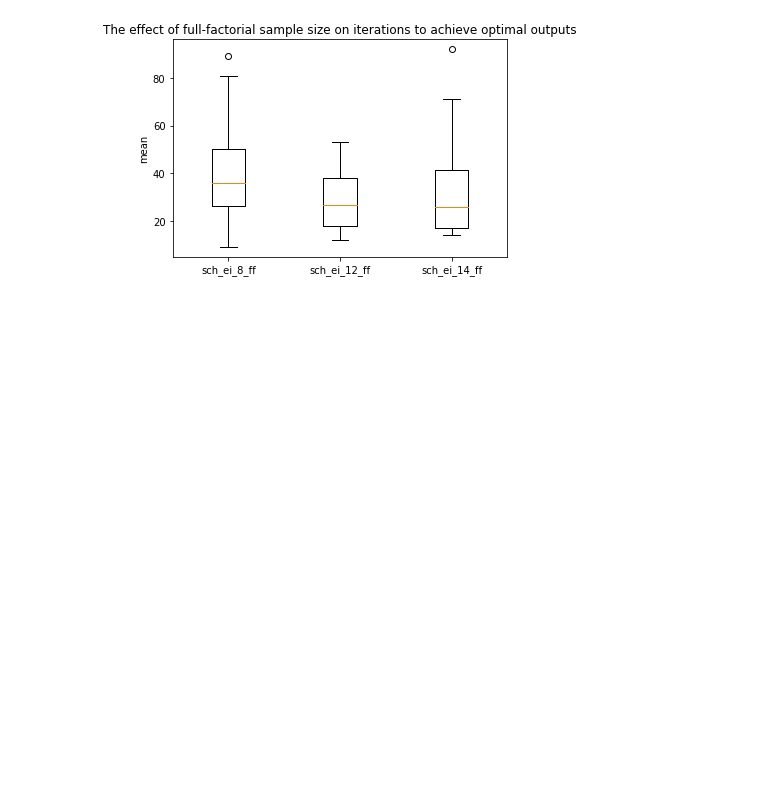
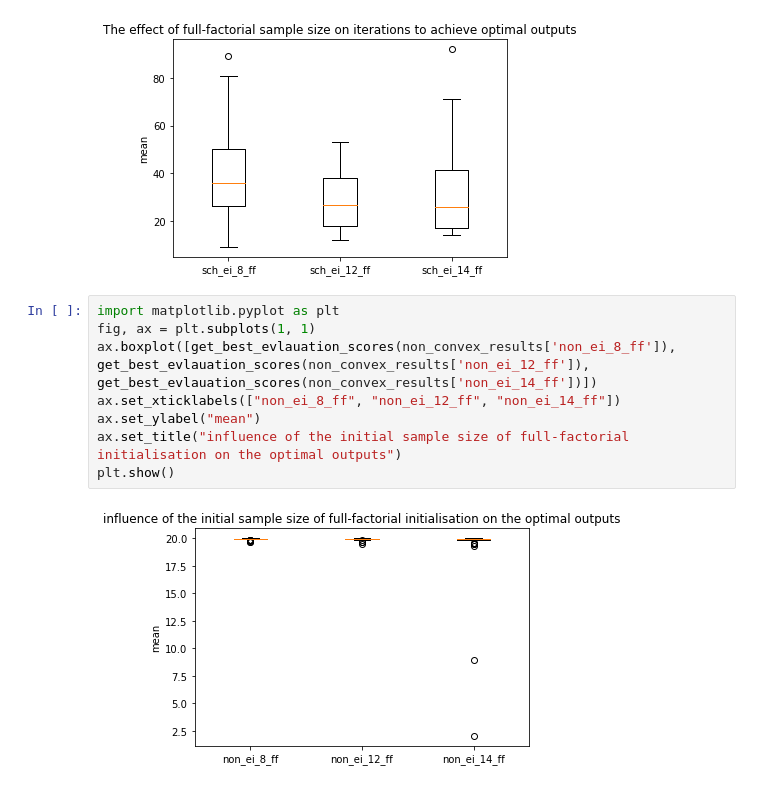
Before and after one commit to TedOiler/KURF, a Jupyter notebook: src/experiments_visualisation.ipynb, the cells around one changed output. Cells and saved outputs as stored; diff of their text form; blank space fills up the shorter version.

Commit message:
Add a file for full fact initialisation experiments and refactor some experiments analysis functions

```diff
--- a/src/experiments_visualisation.ipynb
+++ b/src/experiments_visualisation.ipynb
@@ -320,3 +344,13 @@ ax.set_title("The effect of full-factorial sample size on iterations to achieve
 plt.show()
 # %% [output]
 [figure]
+# %%
+import matplotlib.pyplot as plt
+fig, ax = plt.subplots(1, 1)
+ax.boxplot([get_best_evlauation_scores(non_convex_results['non_ei_8_ff']), get_best_evlauation_scores(non_convex_results['non_ei_12_ff']), get_best_evlauation_scores(non_convex_results['non_ei_14_ff'])])
+ax.set_xticklabels(["non_ei_8_ff", "non_ei_12_ff", "non_ei_14_ff"])
+ax.set_ylabel("mean")
+ax.set_title("influence of the initial sample size of full-factorial initialisation on the optimal outputs")
+plt.show()
+# %% [output]
+[figure, added]
```
Also changed, not shown: parts of 13 cells of this notebook, 4 other files.
